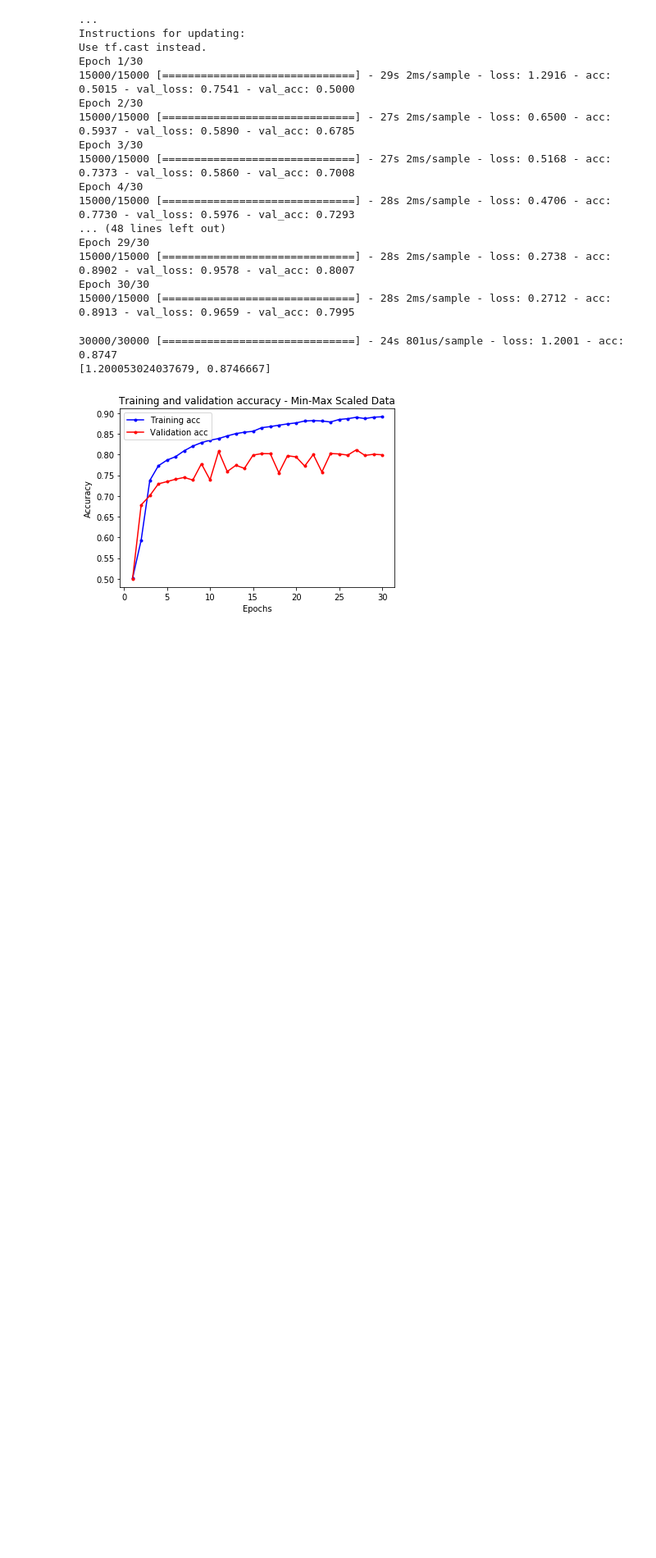
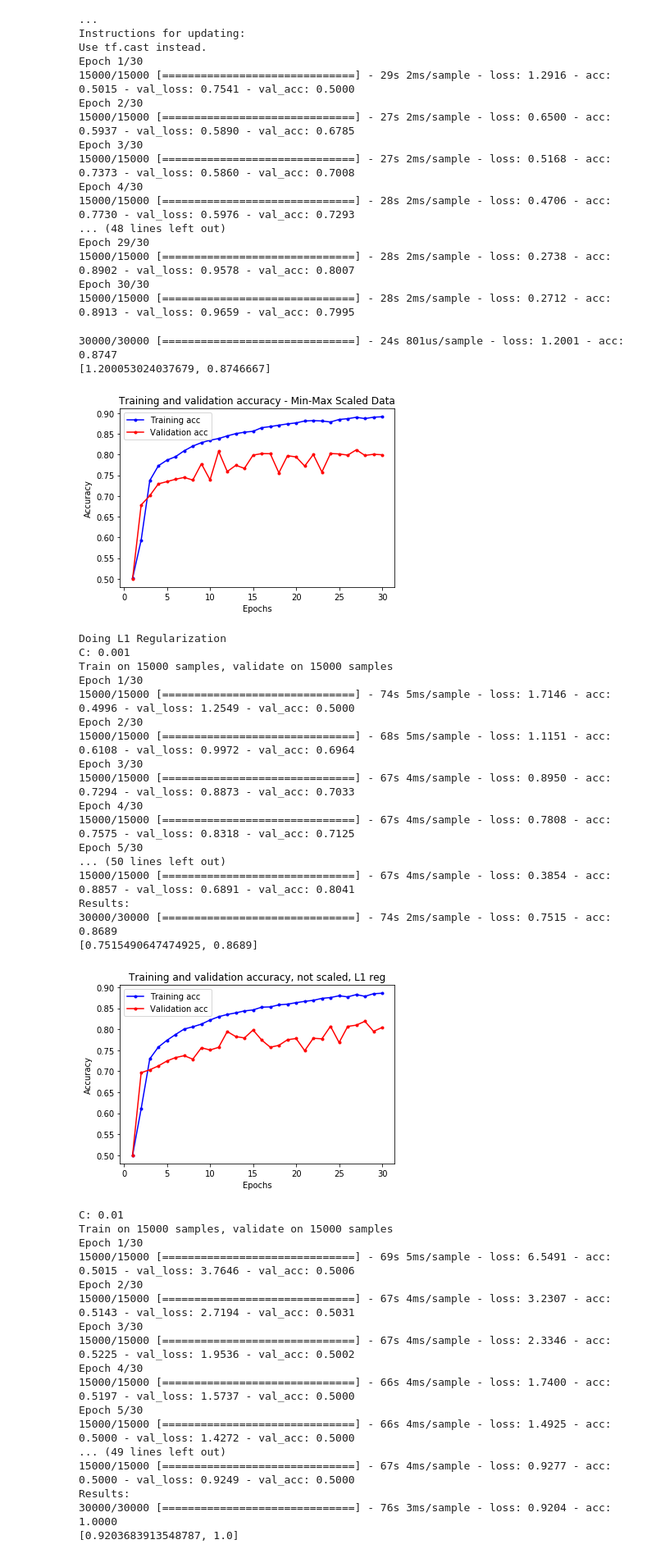
Before and after one commit to cinderlee/MachineLearningProject, a Jupyter notebook: Neural Network.ipynb, the cells around one changed output. Shown at 82% size. Cells and saved outputs as stored; diff of their text form; code cells hidden in the pictures; blank space fills up the shorter version.

```diff
--- a/Neural Network.ipynb
+++ b/Neural Network.ipynb
@@ -448,3 +495,82 @@ plt.legend()
 plt.show()
 # %% [output]
 [figure]
+# %%
+print("Doing L1 Regularization")
+num_features = len(bad_words)
+cvals = [0.001, 0.01, 0.1]
+for c in cvals:
+    print("C:", c)
+    model_mm_l1 = keras.Sequential()
+    model_mm_l1.add(keras.layers.Dense(units=num_features, input_shape=(num_features,)))
+    model_mm_l1.add(keras.layers.Dense(units=1500, activation=tf.nn.sigmoid,
+                                    activity_regularizer=tf.keras.regularizers.l1(l=c)))
+    model_mm_l1.add(keras.layers.Dense(units=1500, activation=tf.nn.sigmoid,
+                                    activity_regularizer=tf.keras.regularizers.l1(l=c)))
+    model_mm_l1.add(keras.layers.Dense(units=1, activation=tf.nn.sigmoid,
+                                    activity_regularizer=tf.keras.regularizers.l1(l=c)))
+
+    model_mm_l1.compile(optimizer='adam',
+                     loss='binary_crossentropy',
+                     metrics=['acc'])
+
+    train_mm_l1 = model_mm_l1.fit(X_tr_mm,
+                               Y_train,
+                               epochs=30,
+                               batch_size=500,
+                               validation_data=(X_va_mm, Y_val),
+                               verbose=1)
+
+    print("Results:")
+    results_mm_l1 = model_mm_l1.evaluate(X_te_mm, Y_test)
+    print(results_mm_l1)
+
+    train_mm_l1_hist = train_mm_l1.history
+    train_mm_l1_acc = train_mm_l1_hist['acc']
+    val_mm_l1_acc = train_mm_l1_hist['val_acc']
+    plt.figure()
+    num_epochs_mm_l1 = range(1, len(train_mm_l1_acc) + 1)
+    plt.plot(num_epochs_mm_l1, train_mm_l1_acc, 'b.-', label='Training acc')
+    plt.plot(num_epochs_mm_l1, val_mm_l1_acc, 'r.-', label='Validation acc')
+    plt.title('Training and validation accuracy, not scaled, L1 reg')
+    plt.xlabel('Epochs')
+    plt.ylabel('Accuracy')
+    plt.legend()
+
+    plt.show()
+# %% [output]
+Doing L1 Regularization
+C: 0.001
+Train on 15000 samples, validate on 15000 samples
+Epoch 1/30
+15000/15000 [==============================] - 74s 5ms/sample - loss: 1.7146 - acc: 0.4996 - val_loss: 1.2549 - val_acc: 0.5000
+Epoch 2/30
+15000/15000 [==============================] - 68s 5ms/sample - loss: 1.1151 - acc: 0.6108 - val_loss: 0.9972 - val_acc: 0.6964
+Epoch 3/30
+15000/15000 [==============================] - 67s 4ms/sample - loss: 0.8950 - acc: 0.7294 - val_loss: 0.8873 - val_acc: 0.7033
+Epoch 4/30
+15000/15000 [==============================] - 67s 4ms/sample - loss: 0.7808 - acc: 0.7575 - val_loss: 0.8318 - val_acc: 0.7125
+Epoch 5/30
+... (50 lines left out)
+15000/15000 [==============================] - 67s 4ms/sample - loss: 0.3854 - acc: 0.8857 - val_loss: 0.6891 - val_acc: 0.8041
+Results:
+30000/30000 [==============================] - 74s 2ms/sample - loss: 0.7515 - acc: 0.8689
+[0.7515490647474925, 0.8689]
+[figure, added]
+C: 0.01
+Train on 15000 samples, validate on 15000 samples
+Epoch 1/30
+15000/15000 [==============================] - 69s 5ms/sample - loss: 6.5491 - acc: 0.5015 - val_loss: 3.7646 - val_acc: 0.5006
+Epoch 2/30
+15000/15000 [==============================] - 67s 4ms/sample - loss: 3.2307 - acc: 0.5143 - val_loss: 2.7194 - val_acc: 0.5031
+Epoch 3/30
+15000/15000 [==============================] - 67s 4ms/sample - loss: 2.3346 - acc: 0.5225 - val_loss: 1.9536 - val_acc: 0.5002
+Epoch 4/30
+15000/15000 [==============================] - 66s 4ms/sample - loss: 1.7400 - acc: 0.5197 - val_loss: 1.5737 - val_acc: 0.5000
+Epoch 5/30
+15000/15000 [==============================] - 66s 4ms/sample - loss: 1.4925 - acc: 0.5000 - val_loss: 1.4272 - val_acc: 0.5000
+... (49 lines left out)
+15000/15000 [==============================] - 67s 4ms/sample - loss: 0.9277 - acc: 0.5000 - val_loss: 0.9249 - val_acc: 0.5000
+Results:
+30000/30000 [==============================] - 76s 3ms/sample - loss: 0.9204 - acc: 1.0000
+[0.9203683913548787, 1.0]
```
Also changed, not shown: parts of 2 cells of this notebook.
